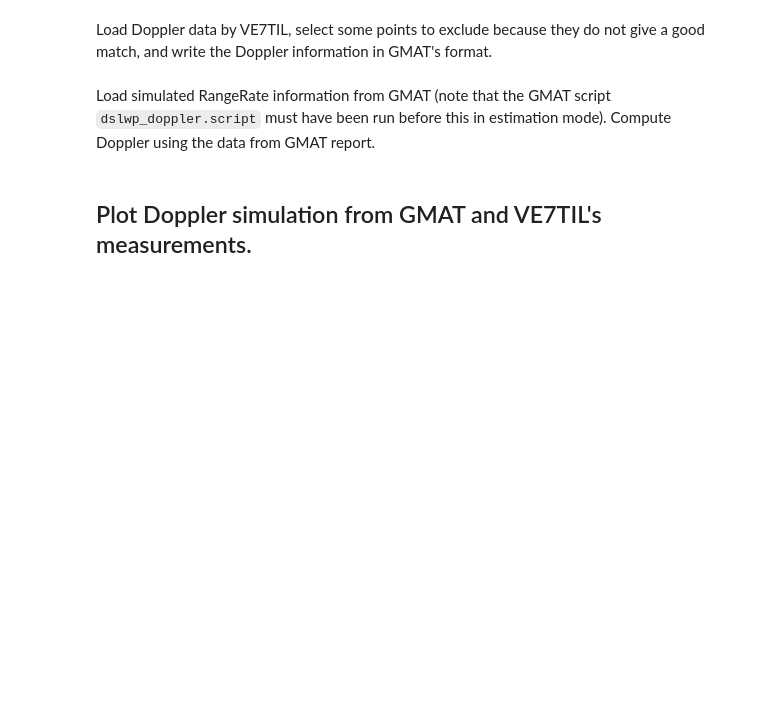
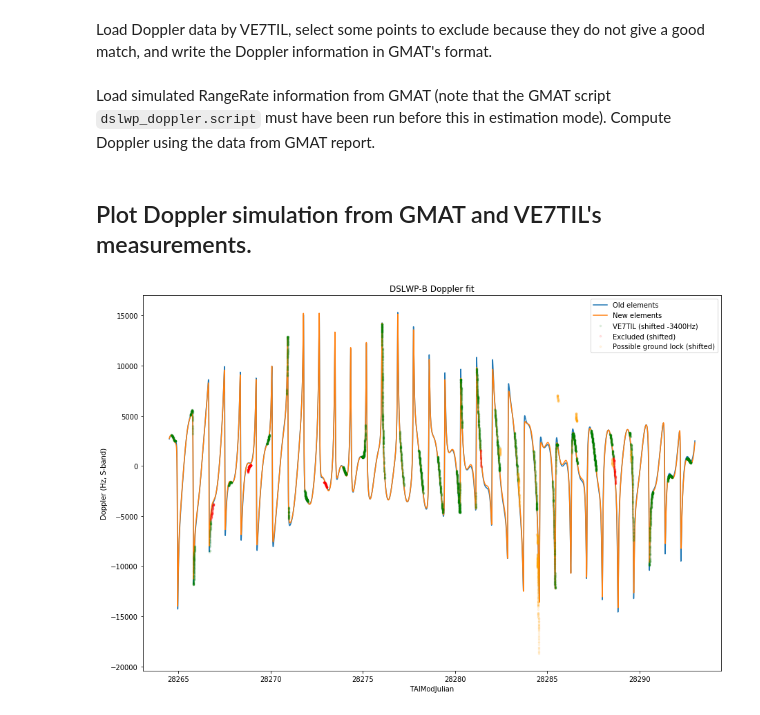
Before and after one commit to daniestevez/jupyter_notebooks, a Jupyter notebook: dslwp/DSLWP-B Doppler analysis.ipynb, the cells around one changed output. Cells and saved outputs as stored; diff of their text form; code cells hidden in the pictures; blank space fills up the shorter version.

```diff
--- a/dslwp/DSLWP-B Doppler analysis.ipynb
+++ b/dslwp/DSLWP-B Doppler analysis.ipynb
@@ -64,6 +68,8 @@ luna_v = 11
 Load report file as computed by GMAT (note that the GMAT script `dslwp_doppler.script` must have been run before this in simulation mode to generate Doppler data). The report contains the position and velocity of DSLWP-B and the Moon in VE7TIL's frame of reference. This can be used to compute Doppler, disregarding the finite speed of light and the Doppler measurement interval.
 # %%
 report = load_report('VE7TIL.txt')
+report_old = load_report('VE7TIL_old.txt')
+report_gs = load_report('GS.txt')
 # %% [markdown]
 Load Doppler data by VE7TIL, select some points to exclude because they do not give a good match, and write the Doppler information in GMAT's format.
 # %%
@@ -81,2 +99,20 @@ luna_rangerate = np.sum(report[:,luna_v:luna_v+3] * report[:,luna_x:luna_x+3], a
 # %% [markdown]
 ## Plot Doppler simulation from GMAT and VE7TIL's measurements.
+# %%
+start = 0
+end = 99999
+select = (doppler[:,0] > start) & (doppler[:,0] < end)
+report_select = (report[:,tai] > start) & (report[:,tai] < end)
+plt.figure(figsize = [15,10], facecolor='w')
+plt.plot(report[report_select, tai], -old_rangerate[report_select]*1e3*freq/c)
+plt.plot(report[report_select, tai], -dslwp_rangerate[report_select]*1e3*freq/c)
+#plt.plot(gmat_doppler[:,0], -0.5*gmat_doppler[:,1]*1e3*freq/c, '.', markersize=1, alpha=0.5)
+plt.plot(doppler[~exclude & select,0], doppler[~exclude & select,1]-freq+f_shift,'.', alpha=0.1, markersize=5, color='green')
+plt.plot(doppler[exclude & ~ground_lock & select,0], doppler[exclude & ~ground_lock & select,1]-freq+f_shift,'.', alpha=0.1, markersize=5, color='red')
+plt.plot(doppler[ground_lock & select,0], doppler[ground_lock & select,1]-freq+f_shift,'.', alpha=0.1, markersize=5, color='orange')
+plt.title('DSLWP-B Doppler fit')
+plt.xlabel('TAIModJulian')
+plt.ylabel('Doppler (Hz, S-band)')
+plt.legend(['Old elements','New elements', 'VE7TIL (shifted {}Hz)'.format(f_shift), 'Excluded (shifted)', 'Possible ground lock (shifted)']);
+# %% [output]
+[figure, added]
```
Also changed, not shown: parts of 6 cells of this notebook, 2 other files.
